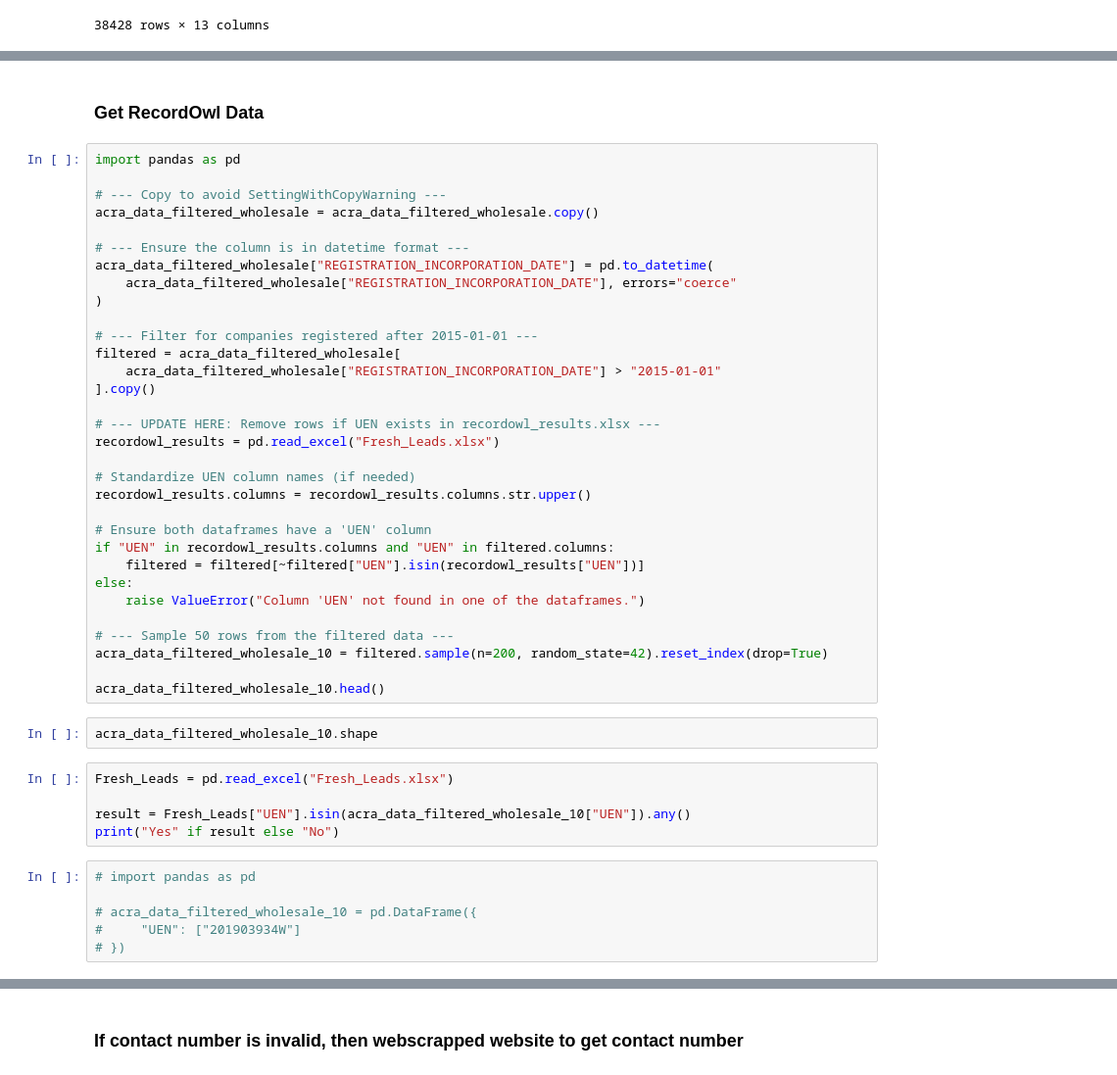
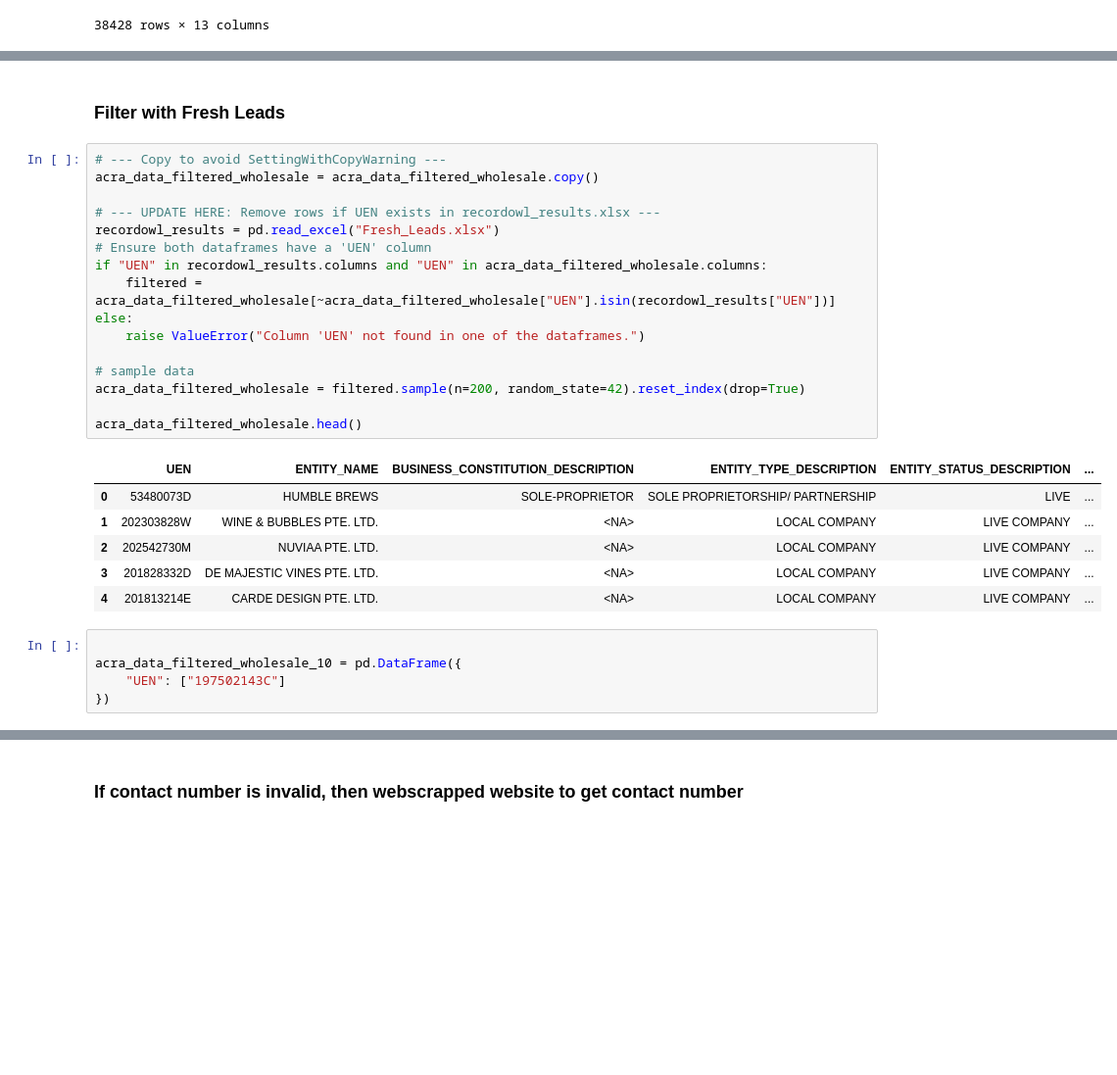
Before and after one commit to AzlieJohari57/Leads_Generation_Pipeline, a Jupyter notebook: Lead_Gen_Pipeline copy.ipynb, the cells around one changed output, grey strips where cells are left out. Shown at 98% size. Saved outputs shown, nothing was run; the diff lists cells and outputs as text; blank space fills up the shorter version.

```diff
--- a/Lead_Gen_Pipeline copy.ipynb
+++ b/Lead_Gen_Pipeline copy.ipynb
@@ -365,47 +370,30 @@ Is UEN unique?: True
 # %% [markdown]
-### Get RecordOwl Data
+### Filter with Fresh Leads
 # %%
-import pandas as pd
-
 # --- Copy to avoid SettingWithCopyWarning ---
 acra_data_filtered_wholesale = acra_data_filtered_wholesale.copy()
 
-# --- Ensure the column is in datetime format ---
-acra_data_filtered_wholesale["REGISTRATION_INCORPORATION_DATE"] = pd.to_datetime(
-    acra_data_filtered_wholesale["REGISTRATION_INCORPORATION_DATE"], errors="coerce"
-)
-
-# --- Filter for companies registered after 2015-01-01 ---
-filtered = acra_data_filtered_wholesale[
-    acra_data_filtered_wholesale["REGISTRATION_INCORPORATION_DATE"] > "2015-01-01"
-].copy()
-
 # --- UPDATE HERE: Remove rows if UEN exists in recordowl_results.xlsx ---
 recordowl_results = pd.read_excel("Fresh_Leads.xlsx")
-
-# Standardize UEN column names (if needed)
-recordowl_results.columns = recordowl_results.columns.str.upper()
-
 # Ensure both dataframes have a 'UEN' column
-if "UEN" in recordowl_results.columns and "UEN" in filtered.columns:
-    filtered = filtered[~filtered["UEN"].isin(recordowl_results["UEN"])]
+if "UEN" in recordowl_results.columns and "UEN" in acra_data_filtered_wholesale.columns:
+    filtered = acra_data_filtered_wholesale[~acra_data_filtered_wholesale["UEN"].isin(recordowl_results["UEN"])]
 else:
     raise ValueError("Column 'UEN' not found in one of the dataframes.")
 
-# --- Sample 50 rows from the filtered data ---
-acra_data_filtered_wholesale_10 = filtered.sample(n=200, random_state=42).reset_index(drop=True)
+# sample data
+acra_data_filtered_wholesale = filtered.sample(n=200, random_state=42).reset_index(drop=True)
 
-acra_data_filtered_wholesale_10.head()
+acra_data_filtered_wholesale.head()
+# %% [output]
+|  | UEN | ENTITY_NAME | BUSINESS_CONSTITUTION_DESCRIPTION | ENTITY_TYPE_DESCRIPTION | ENTITY_STATUS_DESCRIPTION | ... |
+| 0 | 53480073D | HUMBLE BREWS | SOLE-PROPRIETOR | SOLE PROPRIETORSHIP/ PARTNERSHIP | LIVE | ... |
+| 1 | 202303828W | WINE & BUBBLES PTE. LTD. | <NA> | LOCAL COMPANY | LIVE COMPANY | ... |
+| 2 | 202542730M | NUVIAA PTE. LTD. | <NA> | LOCAL COMPANY | LIVE COMPANY | ... |
+| 3 | 201828332D | DE MAJESTIC VINES PTE. LTD. | <NA> | LOCAL COMPANY | LIVE COMPANY | ... |
+| 4 | 201813214E | CARDE DESIGN PTE. LTD. | <NA> | LOCAL COMPANY | LIVE COMPANY | ... |
-# %%
-acra_data_filtered_wholesale_10.shape
-# %%
-Fresh_Leads = pd.read_excel("Fresh_Leads.xlsx")
-
-result = Fresh_Leads["UEN"].isin(acra_data_filtered_wholesale_10["UEN"]).any()
-print("Yes" if result else "No")
 # %%
-# import pandas as pd
 
-# acra_data_filtered_wholesale_10 = pd.DataFrame({
-#     "UEN": ["201903934W"]
-# })
+acra_data_filtered_wholesale_10 = pd.DataFrame({
+    "UEN": ["197502143C"]
+})
```
Also changed, not shown: parts of 19 cells of this notebook.
